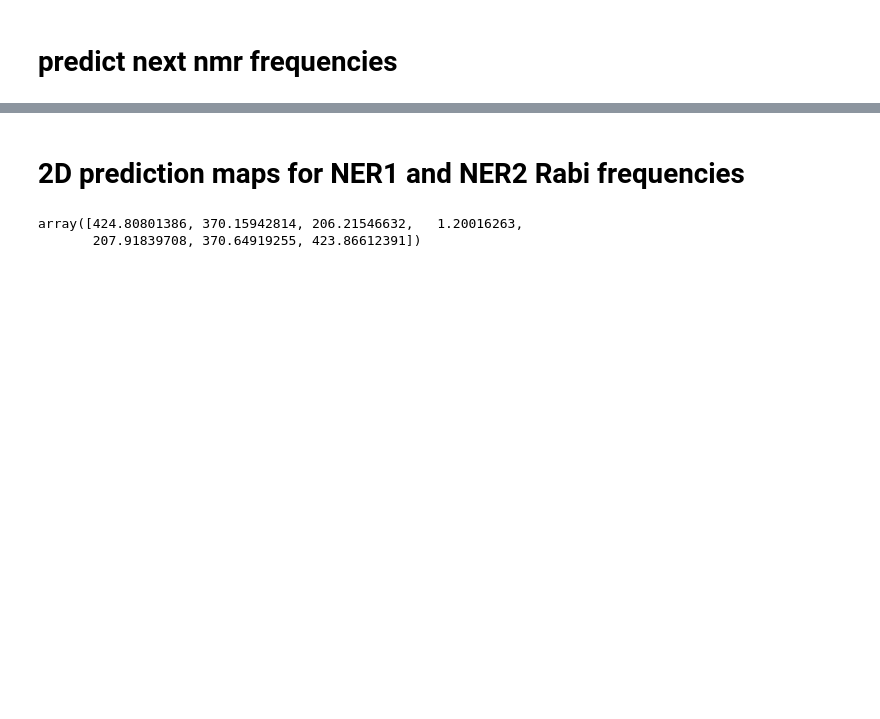
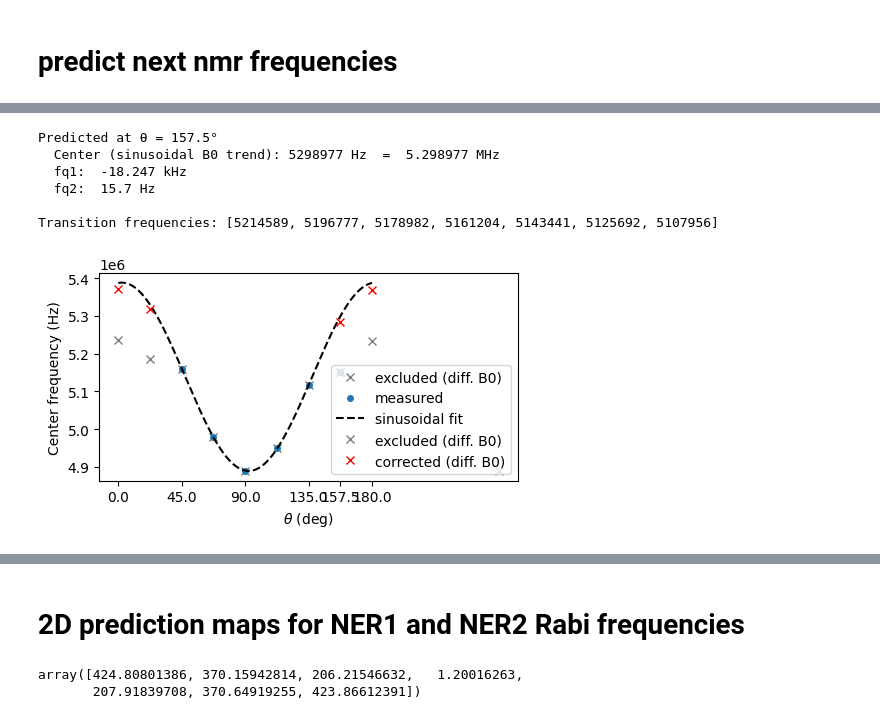
Before and after one commit to arjenvaartjes/Psyduck, a Jupyter notebook: examples/quadrupole modeling/extracting_quadrupole_tensor_few_angles.ipynb, the cells around one changed output, grey strips where cells are left out. Saved outputs shown, nothing was run; the diff lists cells and outputs as text; code cells hidden in the pictures; blank space fills up the shorter version.

```diff
--- a/examples/quadrupole modeling/extracting_quadrupole_tensor_few_angles.ipynb
+++ b/examples/quadrupole modeling/extracting_quadrupole_tensor_few_angles.ipynb
@@ -805,25 +796,40 @@ plt.tight_layout()
 # %%
 fq1_pred = np.mean(np.diff(nmr_pred))
 fq2_pred = np.mean(np.diff(np.diff(nmr_pred)))
 
 print(f"Predicted at θ = 157.5°")
 print(f"  Center (sinusoidal B0 trend): {center_pred_extrapolated:.0f} Hz  =  {center_pred_extrapolated/1e6:.6f} MHz")
 print(f"  fq1:  {fq1_pred/1e3:+.3f} kHz")
 print(f"  fq2:  {fq2_pred:.1f} Hz")
 print()
 print("Transition frequencies:", np.round(nmr_adjusted*0.974).astype(int).tolist())
 
 # Diagnostic: center frequency vs angle with sinusoidal fit
 theta_curve = np.linspace(0, np.pi, 200)
 fig, ax = plt.subplots(figsize=(5, 3))
 ax.plot(thetas[2:-2] / np.pi * 180, nmr[2:-2, 3], 'x', color='gray', label='excluded (diff. B0)')
 ax.plot(thetas[2:-2] / np.pi * 180, nmr[2:-2, 3], '.', markersize=8, label='measured')
 ax.plot(theta_curve / np.pi * 180, center_sinusoid(theta_curve), 'k--', label='sinusoidal fit')
-ax.plot(157.5, center_pred_extrapolated, 'r*', markersize=10, label=f'{center_pred_extrapolated:.0f} Hz')
+
+ax.plot(thetas[:2] / np.pi * 180, nmr[:2, 3], 'x', color='gray', label='excluded (diff. B0)')
+ax.plot(thetas[:2] / np.pi * 180, nmr[:2, 3]*0.999/0.974, 'x', color='red', label='corrected (diff. B0)')
+
+ax.plot(thetas[-3:] / np.pi * 180, nmr[-3:, 3], 'x', color='gray')
+ax.plot(thetas[-3:-1] / np.pi * 180, nmr[-3:-1, 3]*0.999/0.974, 'x', color='red')
+
+# ax.plot(157.5, center_pred_extrapolated, 'r*', markersize=10, label=f'{center_pred_extrapolated:.0f} Hz')
 ax.set_xlabel(r'$\theta$ (deg)')
 ax.set_ylabel('Center frequency (Hz)')
 ax.set_xticks([0, 45, 90, 135, 157.5, 180])
 ax.legend()
 plt.tight_layout()
+# %% [output]
+Predicted at θ = 157.5°
+  Center (sinusoidal B0 trend): 5298977 Hz  =  5.298977 MHz
+  fq1:  -18.247 kHz
+  fq2:  15.7 Hz
+
+Transition frequencies: [5214589, 5196777, 5178982, 5161204, 5143441, 5125692, 5107956]
+[figure, added]
 # %%
 26178250000/5200
```
Also changed, not shown: parts of 24 cells of this notebook, 1 other file.
